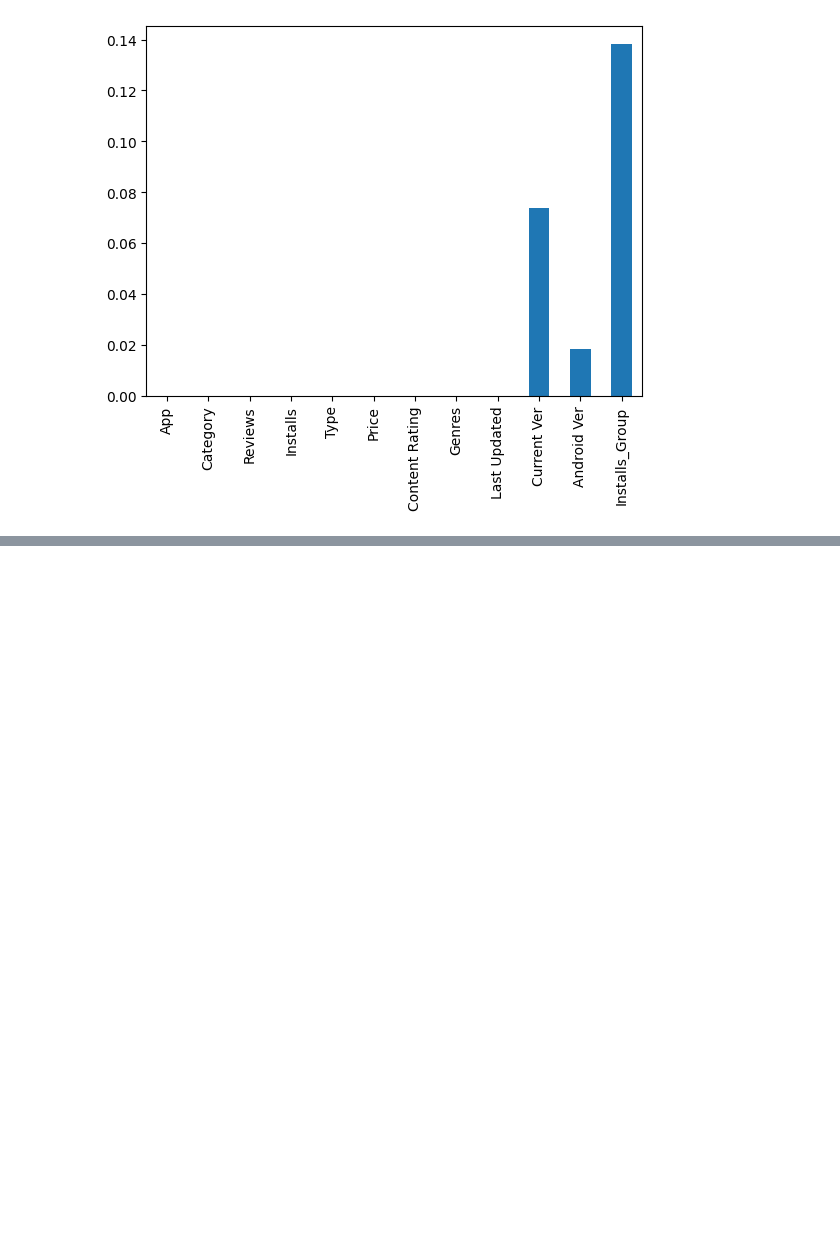
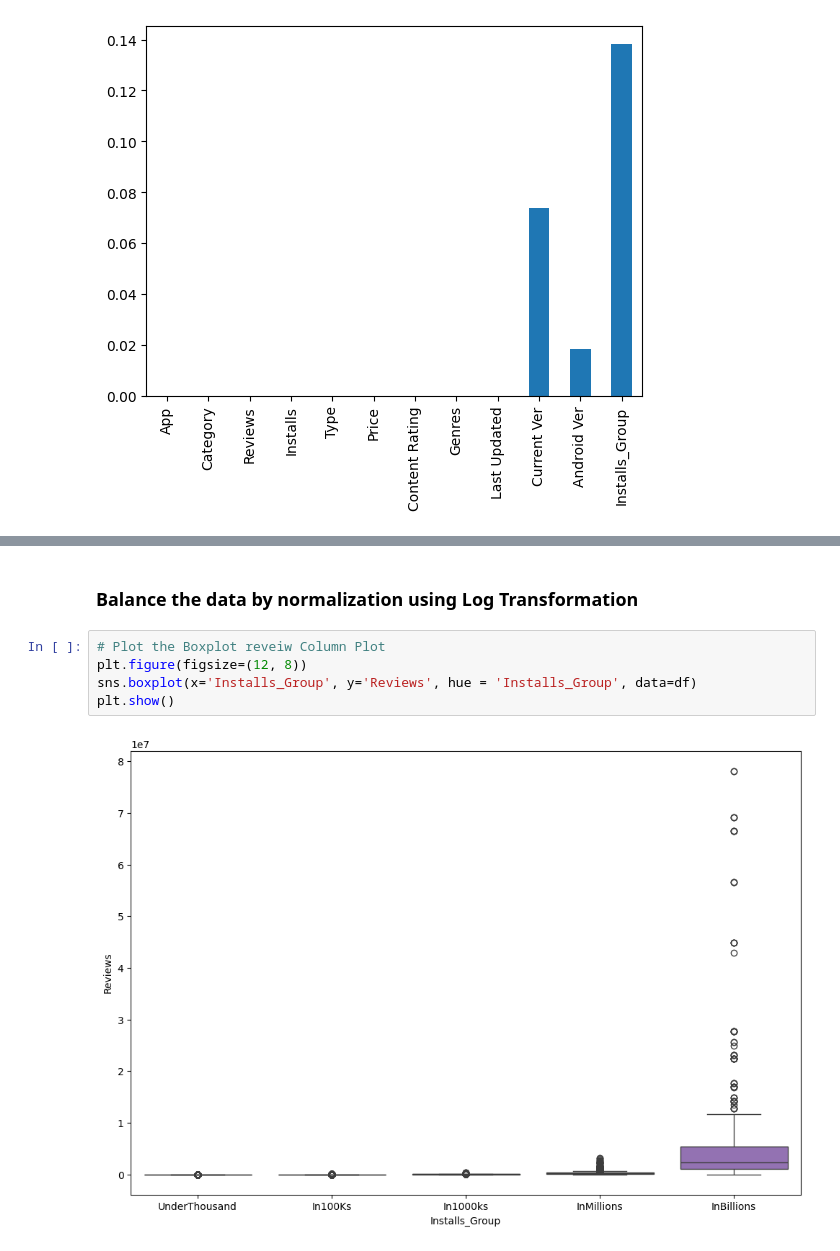
Before and after one commit to mnsair/AI-AND-DS, a Jupyter notebook: Code/dotIPYNB/06_kaggle_google_eda.ipynb, the cells around one changed output, grey strips where cells are left out. Cells and saved outputs as stored; diff of their text form; blank space fills up the shorter version.

```diff
--- a/Code/dotIPYNB/06_kaggle_google_eda.ipynb
+++ b/Code/dotIPYNB/06_kaggle_google_eda.ipynb
@@ -535,0 +688,9 @@ missing_percentage[missing_percentage < 1].plot(kind='bar')
+# %% [markdown]
+### Balance the data by normalization using Log Transformation
+# %%
+# Plot the Boxplot reveiw Column Plot
+plt.figure(figsize=(12, 8))
+sns.boxplot(x='Installs_Group', y='Reviews', hue = 'Installs_Group', data=df)
+plt.show()
+# %% [output]
+[figure, added]
```
Also changed, not shown: parts of 52 cells of this notebook.
